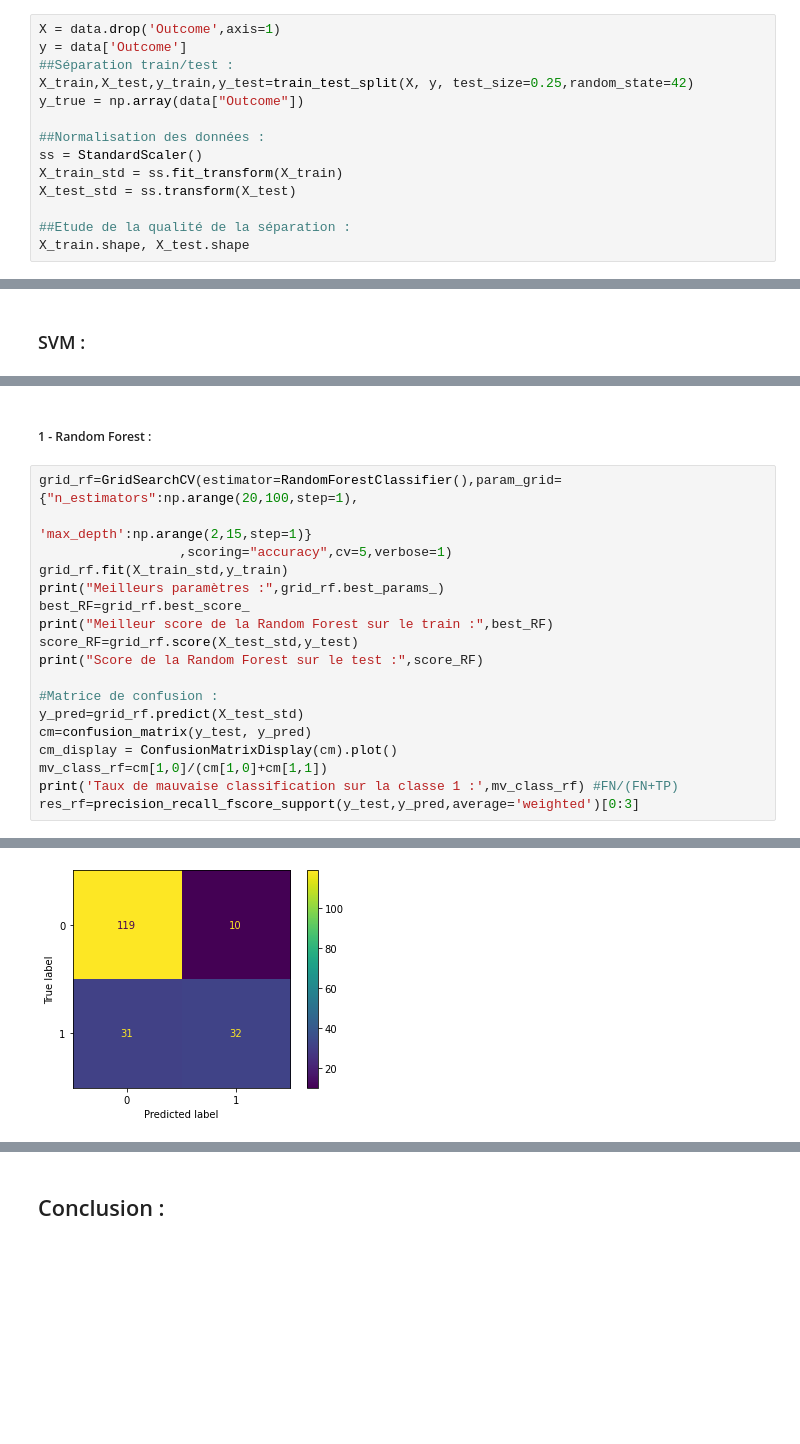
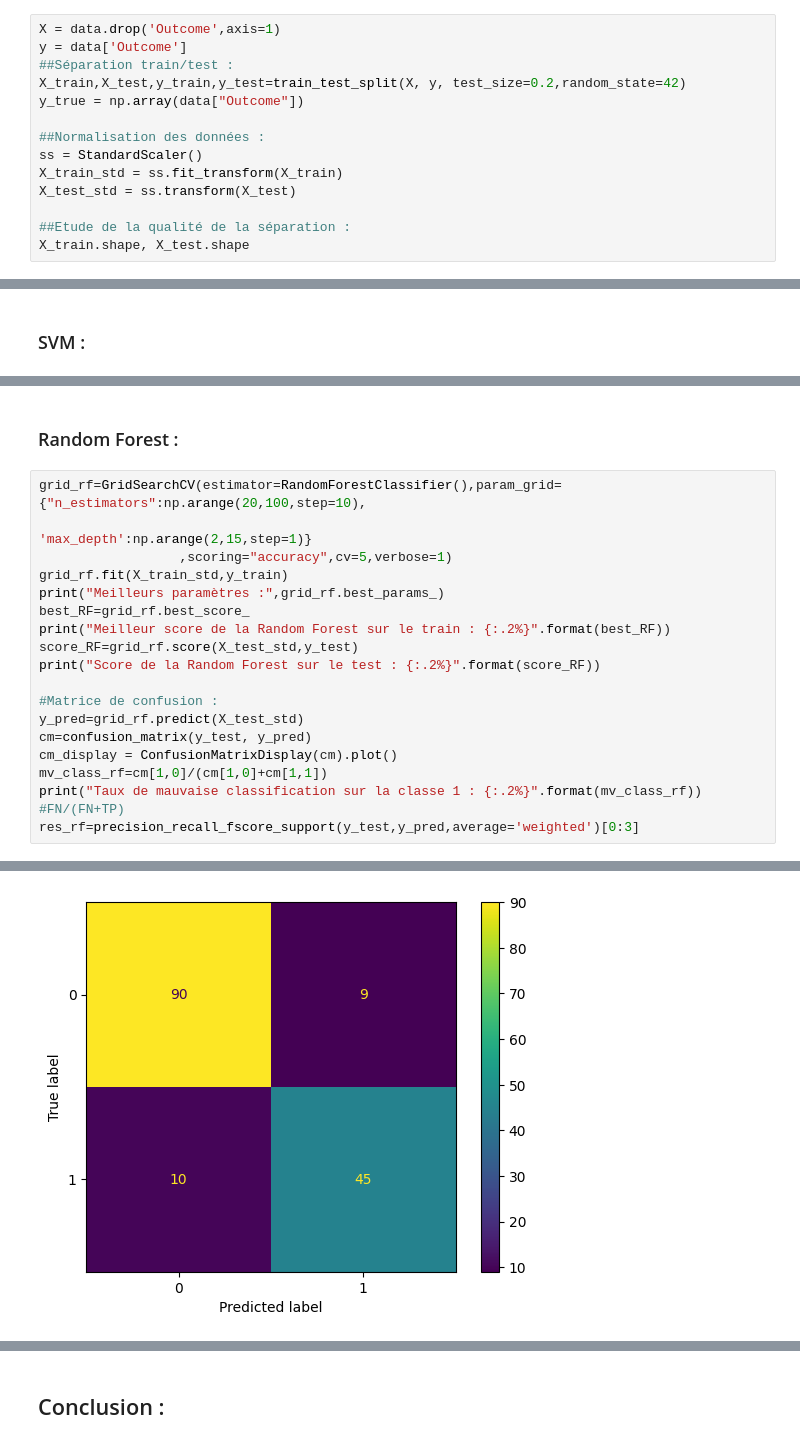
Before and after one commit to LoicLaffineur/Diabetes_Detection, a Jupyter notebook: Diabete-Detection.ipynb, the cells around one changed output, grey strips where cells are left out. Cells and saved outputs as stored; diff of their text form; blank space fills up the shorter version.

```diff
--- a/Diabete-Detection.ipynb
+++ b/Diabete-Detection.ipynb
@@ -271,7 +272,7 @@ Proportion d'échantillons bien classés : 0.33
 X = data.drop('Outcome',axis=1)
 y = data['Outcome']
 ##Séparation train/test :
-X_train,X_test,y_train,y_test=train_test_split(X, y, test_size=0.25,random_state=42)
+X_train,X_test,y_train,y_test=train_test_split(X, y, test_size=0.2,random_state=42)
 y_true = np.array(data["Outcome"])
 
 ##Normalisation des données :
@@ -379,21 +381,21 @@ Taux de mauvaise classification sur la classe 1 : 0.5079365079365079
 # %% [markdown]
-##### 1 - Random Forest :
+### Random Forest :
 # %%
-grid_rf=GridSearchCV(estimator=RandomForestClassifier(),param_grid={"n_estimators":np.arange(20,100,step=1),
+grid_rf=GridSearchCV(estimator=RandomForestClassifier(),param_grid={"n_estimators":np.arange(20,100,step=10),
                                                                     'max_depth':np.arange(2,15,step=1)}
                   ,scoring="accuracy",cv=5,verbose=1)
 grid_rf.fit(X_train_std,y_train)
 print("Meilleurs paramètres :",grid_rf.best_params_)
 best_RF=grid_rf.best_score_
-print("Meilleur score de la Random Forest sur le train :",best_RF)
+print("Meilleur score de la Random Forest sur le train : {:.2%}".format(best_RF))
 score_RF=grid_rf.score(X_test_std,y_test)
-print("Score de la Random Forest sur le test :",score_RF)
+print("Score de la Random Forest sur le test : {:.2%}".format(score_RF))
 
 #Matrice de confusion :
 y_pred=grid_rf.predict(X_test_std)
 cm=confusion_matrix(y_test, y_pred)
 cm_display = ConfusionMatrixDisplay(cm).plot()
 mv_class_rf=cm[1,0]/(cm[1,0]+cm[1,1])
-print('Taux de mauvaise classification sur la classe 1 :',mv_class_rf) #FN/(FN+TP)
+print("Taux de mauvaise classification sur la classe 1 : {:.2%}".format(mv_class_rf)) #FN/(FN+TP)
 res_rf=precision_recall_fscore_support(y_test,y_pred,average='weighted')[0:3]
 # %% [output]
@@ -405,2 +407,2 @@ Taux de mauvaise classification sur la classe 1 : 0.49206349206349204
-[figure, old version]
+[figure, new version]
 # %% [markdown]
```
Also changed, not shown: parts of 43 cells of this notebook.
